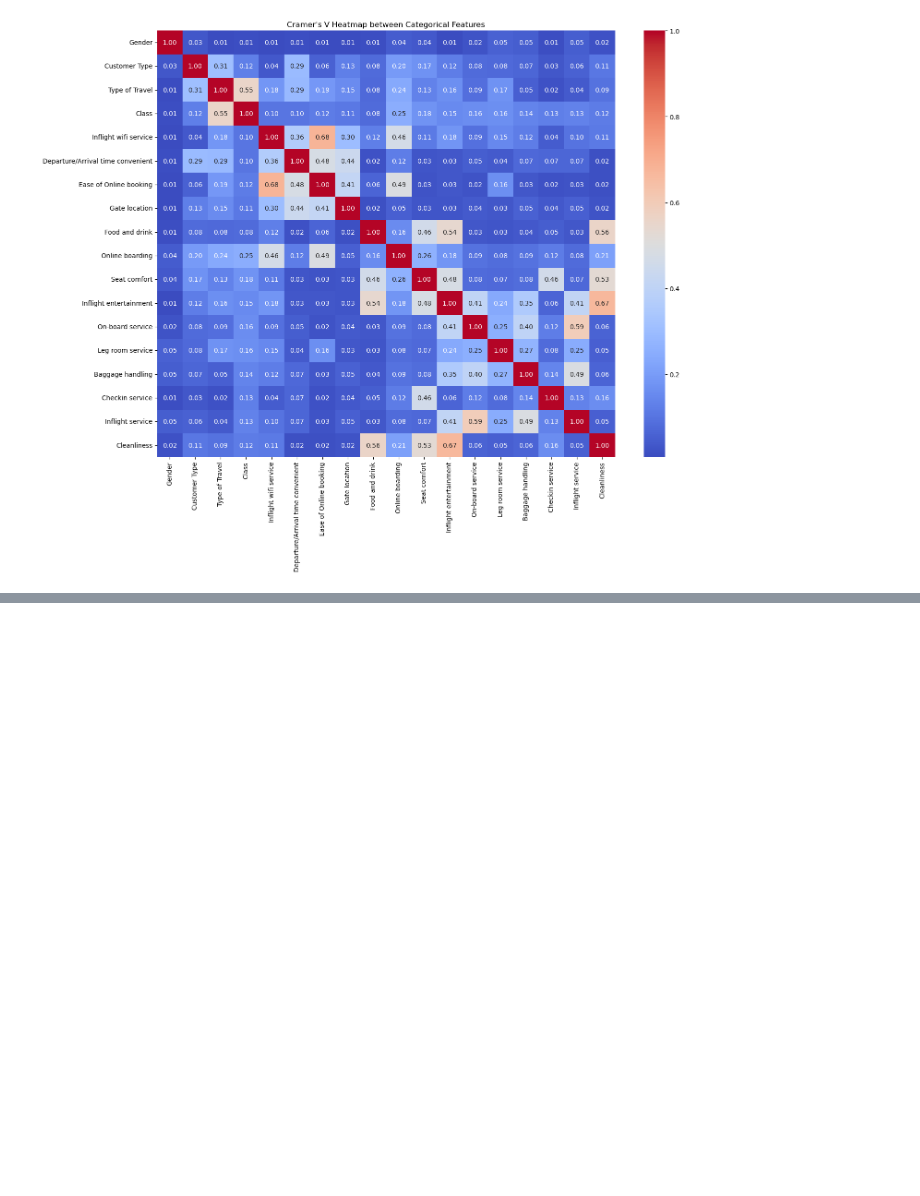
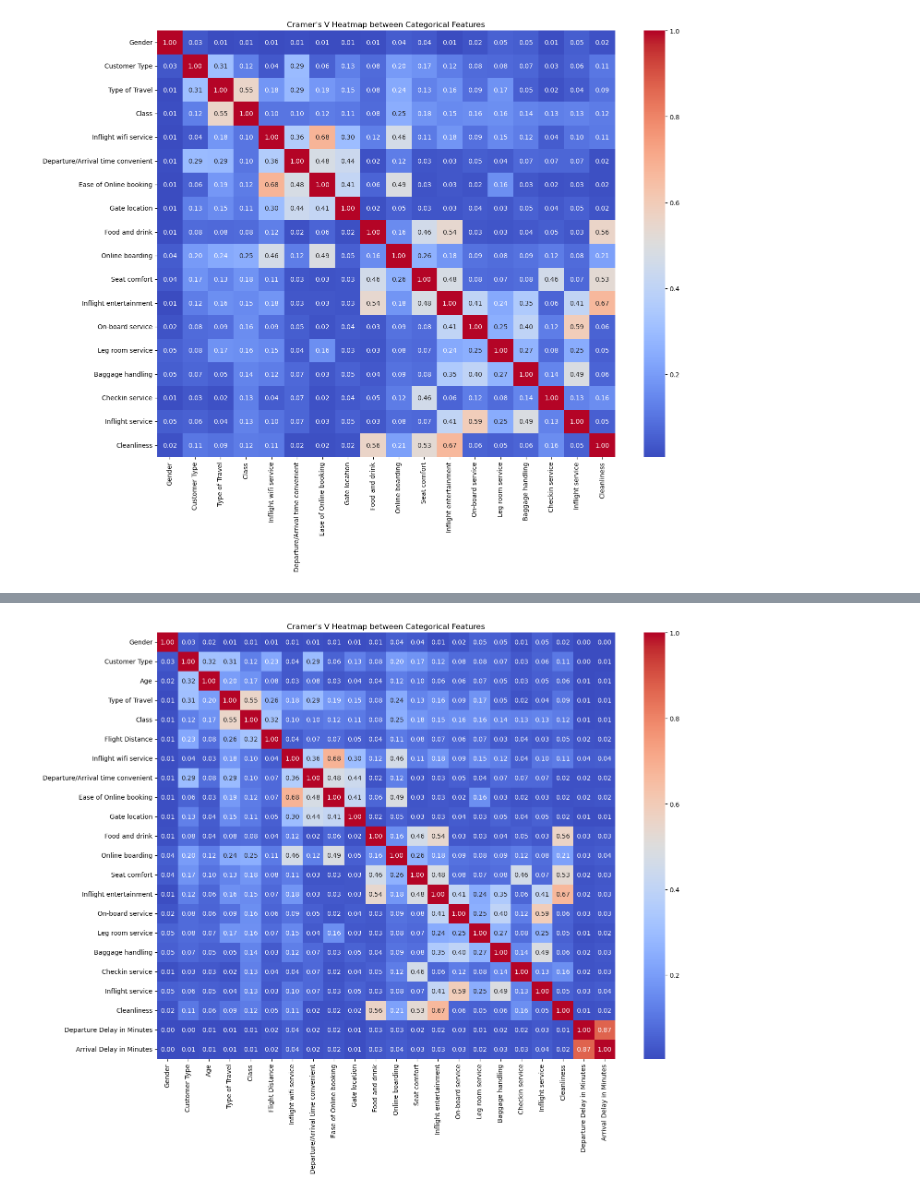
Before and after one commit to cURL-faraz/DecisionTree, a Jupyter notebook: docs/eda.ipynb, the cells around one changed output, grey strips where cells are left out. Saved outputs shown, nothing was run; the diff lists cells and outputs as text; code cells hidden in the pictures; blank space fills up the shorter version.

```diff
--- a/docs/eda.ipynb
+++ b/docs/eda.ipynb
@@ -357,13 +357,13 @@ def contingency_table(feat_1 , feat_2):
 
 # Computes Cramér's V correlation matrix for all categorical features and visualizes it as a heatmap.
 
-def cramer_vmatrix():
+def cramer_vmatrix(categorical_columns):
 
     v_matrix = {}
 
-    for feat_1 in list(categorical_df.index)[:-1] :
+    for feat_1 in  categorical_columns :
         v_matrix[feat_1] = []
-        for feat_2 in list(categorical_df.index)[:-1] :
+        for feat_2 in categorical_columns :
             if feat_1 == feat_2 :
                 v_matrix[feat_1].append(1.0)
             else :
@@ -378,6 +378,6 @@ def cramer_vmatrix():
     plt.show()
 
 
-cramer_vmatrix()
+cramer_vmatrix(list(categorical_df.index)[:-1])
 # %% [output]
 [figure]
@@ -383,0 +428,5 @@ cramer_vmatrix()
+# %%
+# Repeat EDA using the processed dataset instead of raw data.
+
+categorical_df , numerical_df = column_type_detection()
+print(f"Categoricals : \n{categorical_df}")
@@ -383,0 +493,4 @@ cramer_vmatrix()
+# %%
+cramer_vmatrix(list(categorical_df.index)[:-1])
+# %% [output]
+[figure, added]
```
Also changed, not shown: parts of 11 cells of this notebook.
